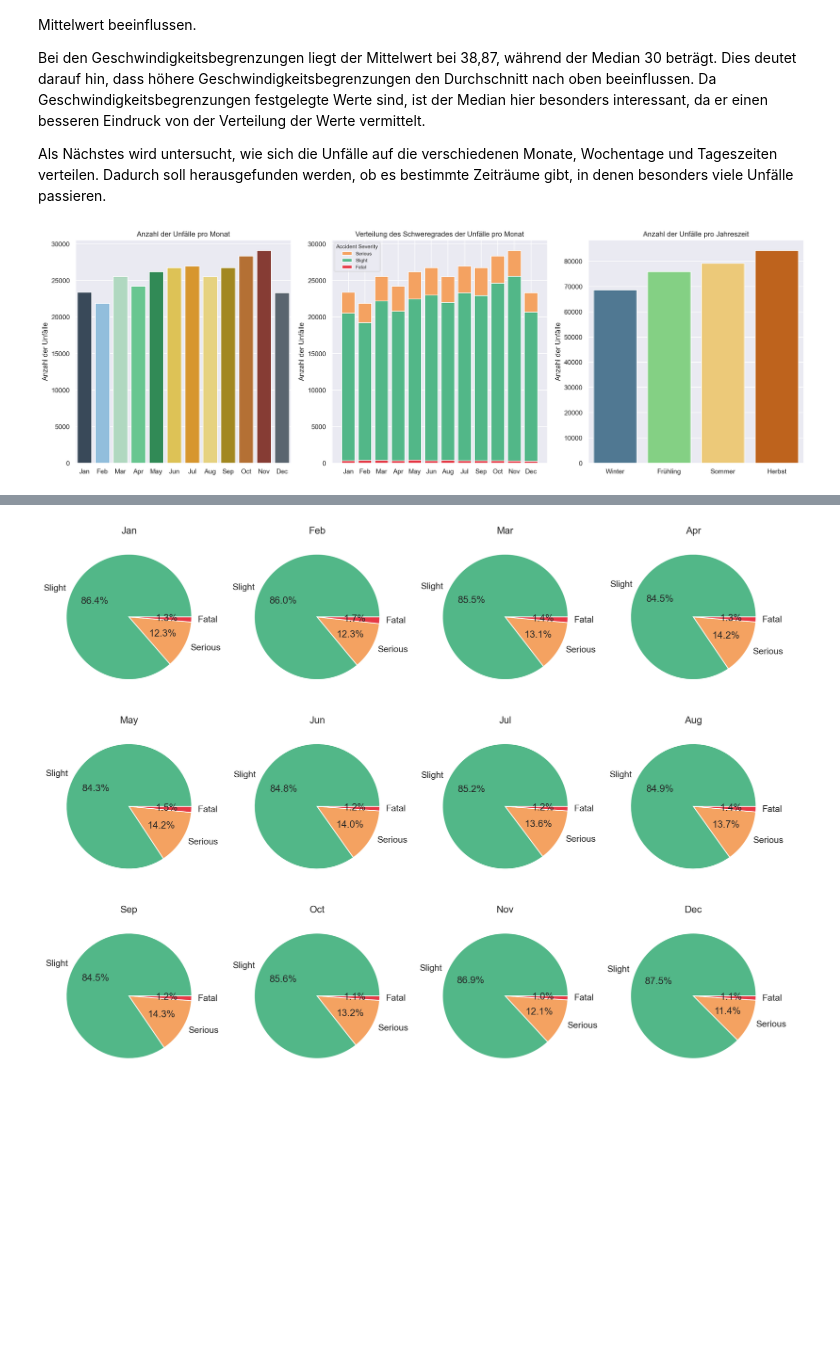
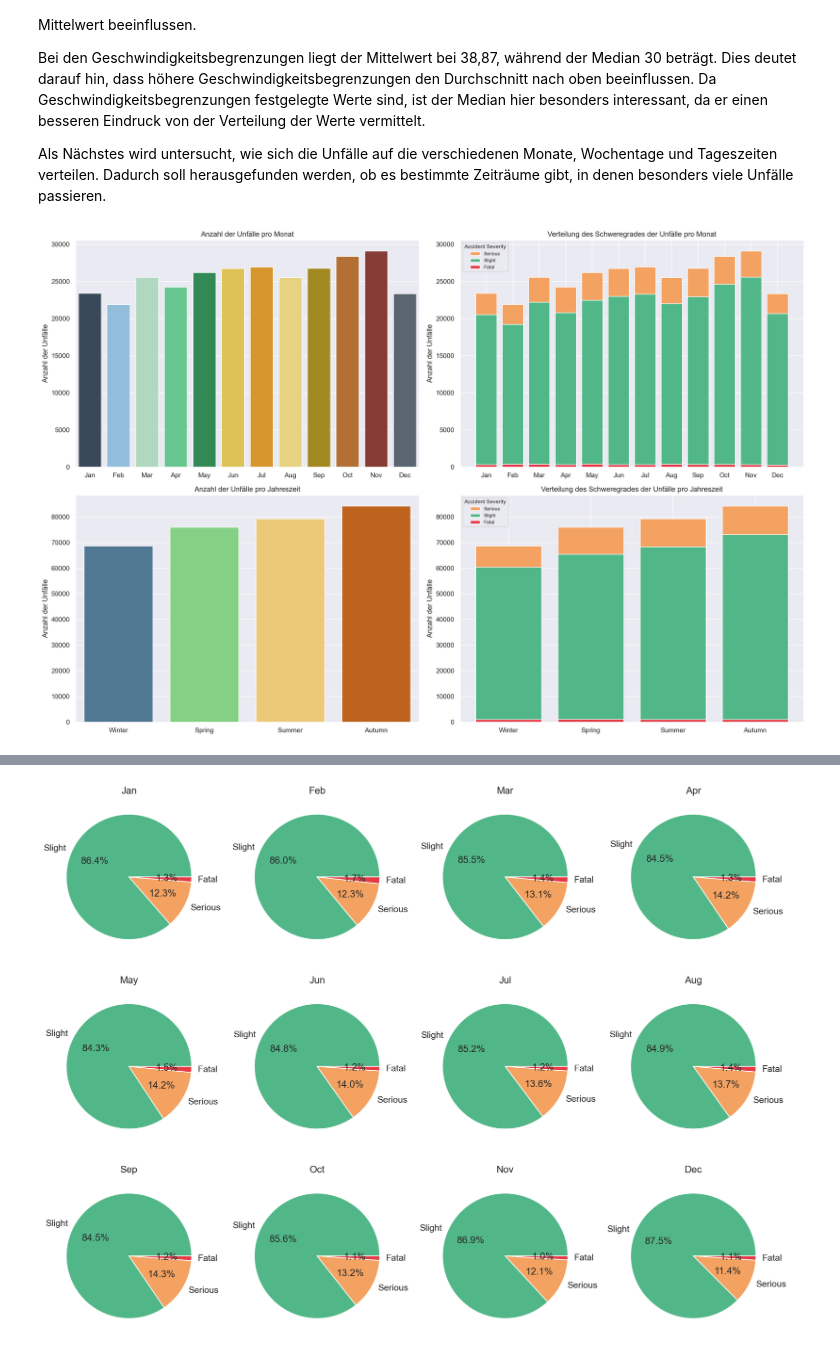
Before and after one commit to DamianM0N/Road-Accident-Dataset-deskriptive-Analyse, a Jupyter notebook: Projekt.ipynb, the cells around one changed output, grey strips where cells are left out. Drawn from its saved outputs; the diff is of its cells as text; code cells hidden in the pictures; blank space fills up the shorter version.

```diff
--- a/Projekt.ipynb
+++ b/Projekt.ipynb
@@ -334,3 +337,17 @@ df = df.fillna({"Road_Surface_Conditions": "No Data", "Road_Type": "No Data", "T
+# %%
+#Zuweisung der Monate den meteorologischen Jahreszeiten
+jahreszeiten_zuweisung = {
+    "Dec": "Winter", "Jan": "Winter", "Feb": "Winter",
+    "Mar": "Spring", "Apr": "Spring", "May": "Spring",
+    "Jun": "Summer", "Jul": "Summer", "Aug": "Summer",
+    "Sep": "Autumn", "Oct": "Autumn", "Nov": "Autumn"}
+
+df["Season"] = df["Month"].map(jahreszeiten_zuweisung)
+
+#Zuweisung der Tage
+tage_zuweisung = {"Monday": "Weekday", "Tuesday": "Weekday", "Wednesday": "Weekday", "Thursday": "Weekday", "Friday": "Weekday", "Saturday": "Weekend", "Sunday": "Weekend"}
+
+df["Week_Part"] = df["Day_of_Week"].map(tage_zuweisung)
 # %% [markdown]
 Als letzten Schritt der Datenbereinigung werden die Uhrzeiten angepasst. Dabei werden die Minutenangaben entfernt, sodass nur noch die jeweilige Stunde erhalten bleibt. Dies ist für die weitere Analyse sinnvoller, da vor allem untersucht werden soll, zu welchen Uhrzeiten die meisten Unfälle passieren. Es ist dabei weniger wichtig, ob ein Unfall beispielsweise um 14:10 Uhr oder um 14:45 Uhr passiert ist. Beide Unfälle werden somit der gleichen Stunde zugeordnet. Dadurch lassen sich die Unfallzahlen besser nach Uhrzeiten vergleichen.
 # %%
@@ -414,48 +434,50 @@ Bei den Geschwindigkeitsbegrenzungen liegt der Mittelwert bei 38,87, während de
 
 Als Nächstes wird untersucht, wie sich die Unfälle auf die verschiedenen Monate, Wochentage und Tageszeiten verteilen. Dadurch soll herausgefunden werden, ob es bestimmte Zeiträume gibt, in denen besonders viele Unfälle passieren.
 # %%
+sns.set_theme()
+
 reihenfolge_monate = ["Jan", "Feb", "Mar", "Apr", "May", "Jun", "Jul", "Aug", "Sep", "Oct", "Nov", "Dec"]
 
-reihenfolge_jahreszeiten = ["Frühling", "Sommer", "Herbst", "Winter"]
-
-jahreszeiten_zuweisung = {
-    "Dec": "Winter", "Jan": "Winter", "Feb": "Winter",
-    "Mar": "Frühling", "Apr": "Frühling", "May": "Frühling",
-    "Jun": "Sommer", "Jul": "Sommer", "Aug": "Sommer",
-    "Sep": "Herbst", "Oct": "Herbst", "Nov": "Herbst"}
+reihenfolge_jahreszeiten = ["Spring", "Summer", "Autumn", "Winter"]
 
 farbpalette_monate = {
     "Jan": "#34495E", "Feb": "#85C1E9", "Mar": "#A9DFBF", "Apr": "#58D68D", "May": "#229954", "Jun": "#F4D03F",
     "Jul": "#F39C12", "Aug": "#F7DC6F", "Sep": "#B7950B", "Oct": "#CA6F1E", "Nov": "#943126", "Dec": "#566573"}
 
 farbpalette_schweregrad = {"Fatal": "#E63946", "Serious": "#F4A261", "Slight": "#52B788"}
 
-farbpalette_jahreszeiten = {"Frühling": "#77DD77" , "Sommer": "#FFD166", "Herbst": "#D95F02" , "Winter": "#457B9D"}
+farbpalette_jahreszeiten = {"Spring": "#77DD77" , "Summer": "#FFD166", "Autumn": "#D95F02" , "Winter": "#457B9D"}
 
-fig, axes = plt.subplots(1, 3, figsize = (18, 6), dpi = 200)
+fig, axes = plt.subplots(2, 2, figsize = (18, 12), dpi = 200)
 
 #Einstellungen zum ersten Plot
-ax0 = sns.countplot(ax = axes[0], data = df, x = "Month", hue = "Month", order = reihenfolge_monate, palette = farbpalette_monate)
-axes[0].set_title("Anzahl der Unfälle pro Monat")
-axes[0].set_xlabel("")
-axes[0].set_ylabel("Anzahl der Unfälle")
+ax00 = sns.countplot(ax = axes[0, 0], data = df, x = "Month", hue = "Month", order = reihenfolge_monate, palette = farbpalette_monate)
+axes[0, 0].set_title("Anzahl der Unfälle pro Monat")
+axes[0, 0].set_xlabel("")
+axes[0, 0].set_ylabel("Anzahl der Unfälle")
 
 #Einstellungen zum zweiten Plot
-ax1 = sns.histplot(ax = axes[1], data = df, x = "Month", hue = "Accident_Severity", multiple = "stack", shrink = 0.8, palette = farbpalette_schweregrad, alpha = 1)
-axes[1].set_title("Verteilung des Schweregrades der Unfälle pro Monat")
-axes[1].set_xlabel("")
-axes[1].set_ylabel("Anzahl der Unfälle")
-sns.move_legend(ax1, "best", title = "Accident Severity", fontsize = 8, title_fontsize = 9)
+ax01 = sns.histplot(ax = axes[0, 1], data = df, x = pd.Categorical(df["Month"], categories = reihenfolge_monate, ordered = True), hue = "Accident_Severity", multiple = "stack", shrink = 0.8, palette = farbpalette_schweregrad, alpha = 1)
+axes[0, 1].set_title("Verteilung des Schweregrades der Unfälle pro Monat")
+axes[0, 1].set_xlabel("")
+axes[0, 1].set_ylabel("Anzahl der Unfälle")
+sns.move_legend(ax01, "best", title = "Accident Severity", fontsize = 8, title_fontsize = 9)
 
 #Einstellungen zum dritten Plot
-jahreszeiten = df["Month"].map(jahreszeiten_zuweisung)
-ax2 = sns.countplot(ax = axes[2], x = jahreszeiten, hue = jahreszeiten, hue_order = reihenfolge_jahreszeiten, palette = farbpalette_jahreszeiten)
-axes[2].set_title("Anzahl der Unfälle pro Jahreszeit")
-axes[2].set_xlabel("")
-axes[2].set_ylabel("Anzahl der Unfälle")
+ax10 = sns.countplot(ax = axes[1, 0], data = df, x = "Season", hue = "Season", hue_order = reihenfolge_jahreszeiten, palette = farbpalette_jahreszeiten)
+axes[1, 0].set_title("Anzahl der Unfälle pro Jahreszeit")
+axes[1, 0].set_xlabel("")
+axes[1, 0].set_ylabel("Anzahl der Unfälle")
+
+#Einstellungen zum vierten Plot
+ax11 = sns.histplot(ax = axes[1, 1], data = df, x = "Season", hue = "Accident_Severity", multiple = "stack", shrink = 0.8, palette = farbpalette_schweregrad, alpha = 1)
+axes[1, 1].set_title("Verteilung des Schweregrades der Unfälle pro Jahreszeit")
+axes[1, 1].set_xlabel("")
+axes[1, 1].set_ylabel("Anzahl der Unfälle")
+sns.move_legend(ax11, "best", title = "Accident Severity", fontsize = 8, title_fontsize = 9)
 
 plt.tight_layout()
 plt.show()
 # %% [output]
-[figure, old version]
+[figure, new version]
 # %% [markdown]
```
Also changed, not shown: parts of 10 cells of this notebook.
